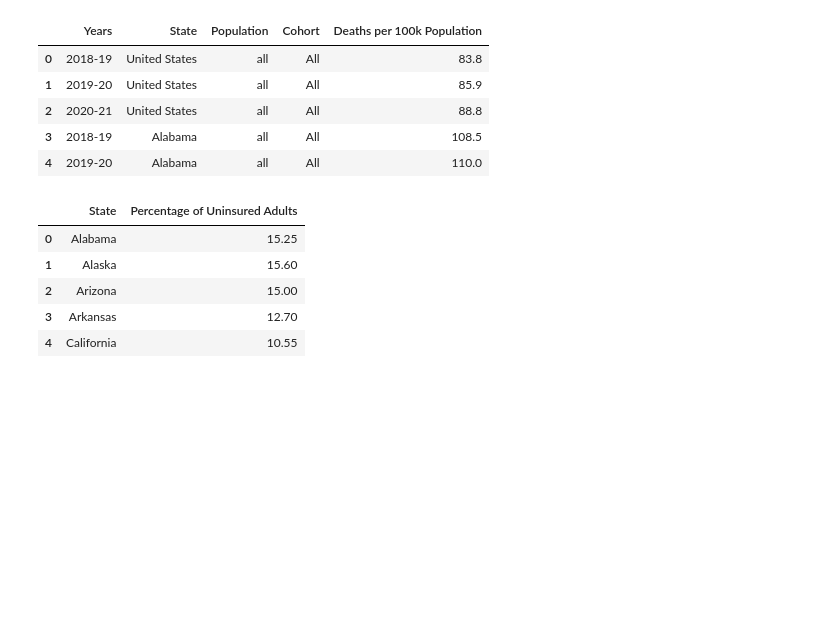
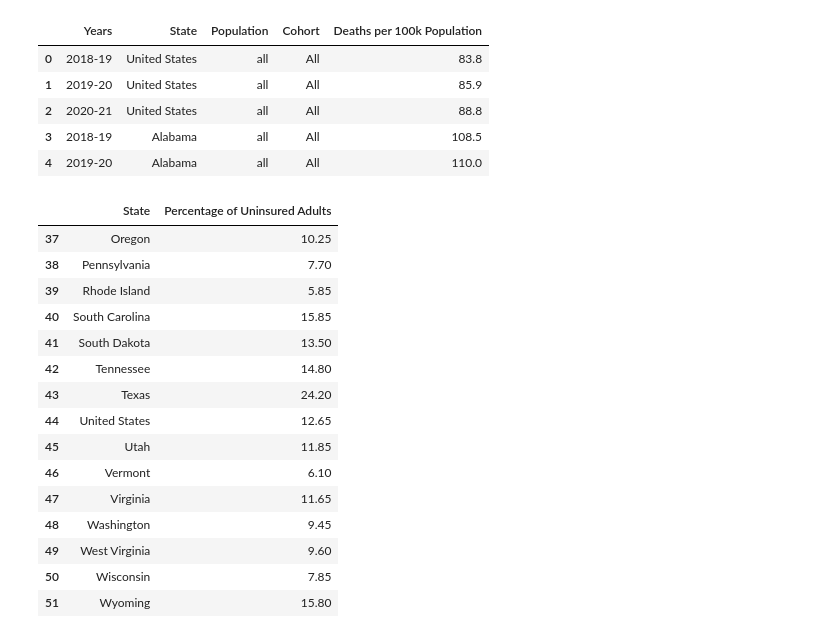
Before and after one commit to redpandata19/Project_1_Team_5, a Jupyter notebook: Premature_deaths.ipynb, the cells around one changed output. Cells and saved outputs as stored; diff of their text form; code cells hidden in the pictures; blank space fills up the shorter version.

```diff
--- a/Premature_deaths.ipynb
+++ b/Premature_deaths.ipynb
@@ -193,12 +193,22 @@ treat_deaths.head()
 # %%
 unis_clean_1819 = census_1819_df.groupby("State")["Percentage of Uninsured Adults"].mean().reset_index()
 
 # Display the resulting DataFrame
-unis_clean_1819.head()
+unis_clean_1819.tail(15)
 # %% [output]
 |  | State | Percentage of Uninsured Adults |
-| 0 | Alabama | 15.25 |
-| 1 | Alaska | 15.60 |
-| 2 | Arizona | 15.00 |
-| 3 | Arkansas | 12.70 |
-| 4 | California | 10.55 |
+| 37 | Oregon | 10.25 |
+| 38 | Pennsylvania | 7.70 |
+| 39 | Rhode Island | 5.85 |
+| 40 | South Carolina | 15.85 |
+| 41 | South Dakota | 13.50 |
+| 42 | Tennessee | 14.80 |
+| 43 | Texas | 24.20 |
+| 44 | United States | 12.65 |
+| 45 | Utah | 11.85 |
+| 46 | Vermont | 6.10 |
+| 47 | Virginia | 11.65 |
+| 48 | Washington | 9.45 |
+| 49 | West Virginia | 9.60 |
+| 50 | Wisconsin | 7.85 |
+| 51 | Wyoming | 15.80 |
```
Also changed, not shown: parts of 16 cells of this notebook.
